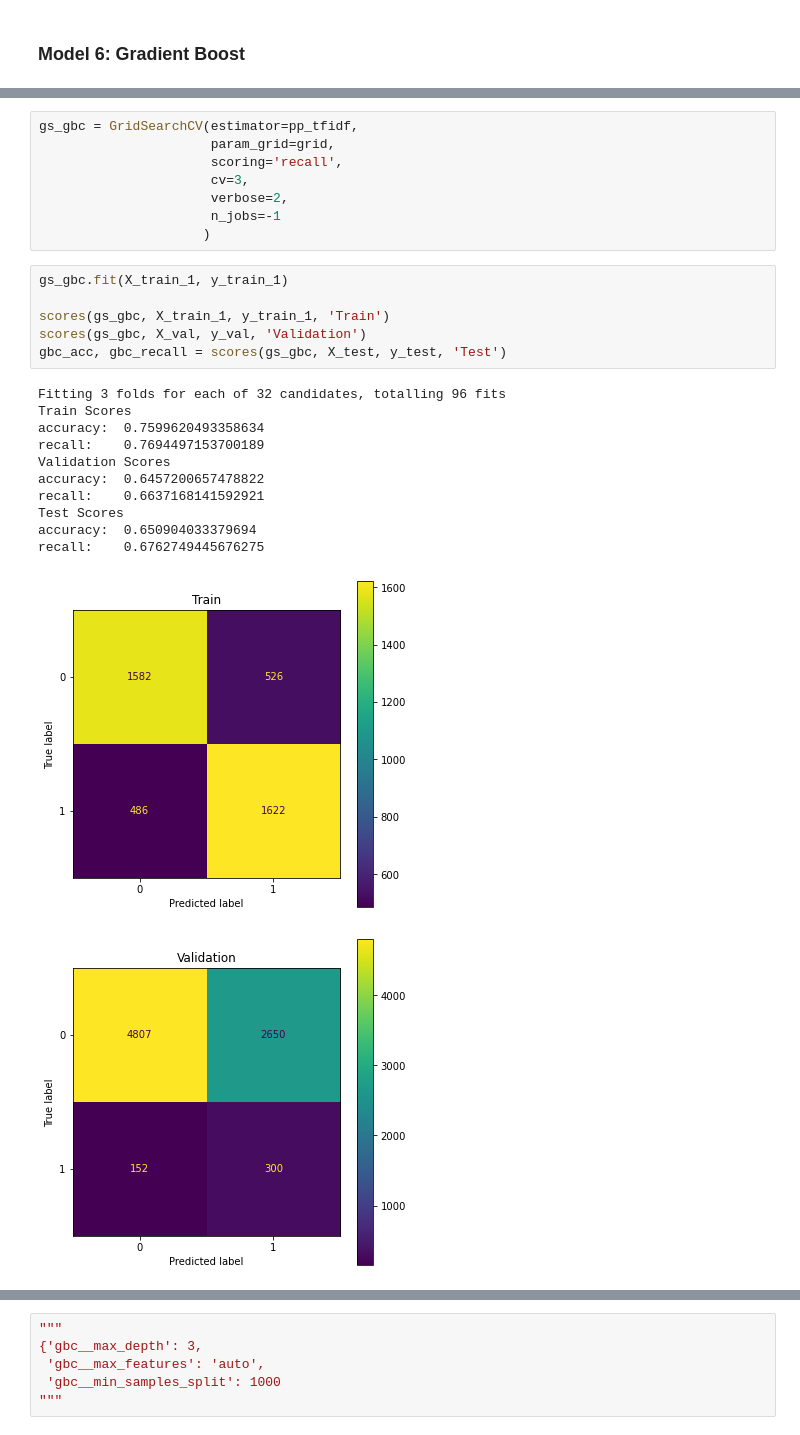
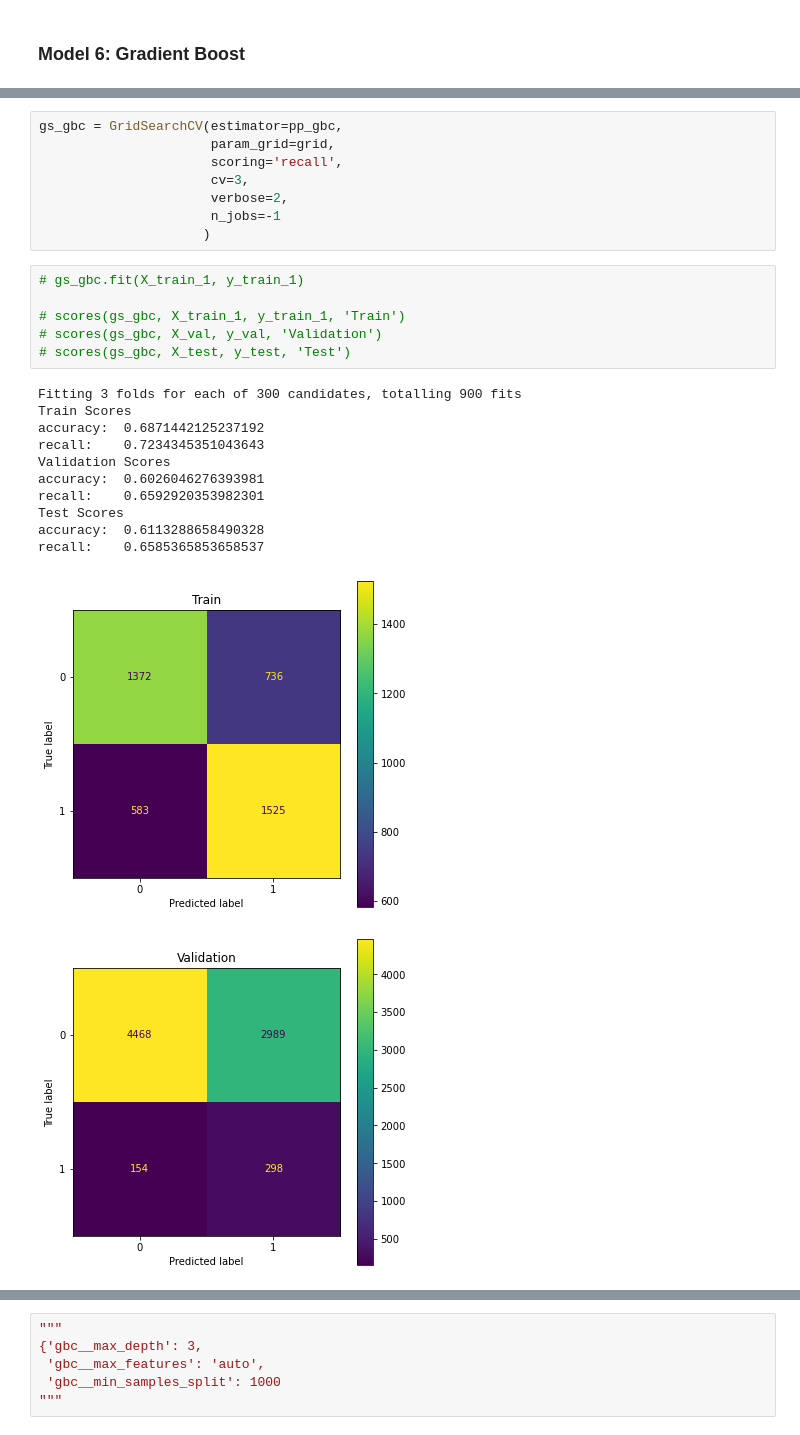
Before and after one commit to arthurk2323/hospital_readmissions_nlp, a Jupyter notebook: 02_Modeling_NLP_v2.2.ipynb, the cells around one changed output, grey strips where cells are left out. Saved outputs shown, nothing was run; the diff lists cells and outputs as text.

```diff
--- a/02_Modeling_NLP_v2.2.ipynb
+++ b/02_Modeling_NLP_v2.2.ipynb
@@ -810,6 +1104,6 @@ grid = {'gbc__max_features': ['auto','log2'],
        }
 # %%
-gs_gbc = GridSearchCV(estimator=pp_tfidf,
+gs_gbc = GridSearchCV(estimator=pp_gbc,
                       param_grid=grid,
                       scoring='recall',
                       cv=3,
@@ -817,21 +1111,21 @@ gs_gbc = GridSearchCV(estimator=pp_tfidf,
                       n_jobs=-1
                      )
 # %%
-gs_gbc.fit(X_train_1, y_train_1)
+# gs_gbc.fit(X_train_1, y_train_1)
 
-scores(gs_gbc, X_train_1, y_train_1, 'Train')
-scores(gs_gbc, X_val, y_val, 'Validation')
-gbc_acc, gbc_recall = scores(gs_gbc, X_test, y_test, 'Test')
+# scores(gs_gbc, X_train_1, y_train_1, 'Train')
+# scores(gs_gbc, X_val, y_val, 'Validation')
+# scores(gs_gbc, X_test, y_test, 'Test')
 # %% [output]
-Fitting 3 folds for each of 32 candidates, totalling 96 fits
+Fitting 3 folds for each of 300 candidates, totalling 900 fits
 Train Scores
-accuracy:  0.7599620493358634
-recall:    0.7694497153700189
+accuracy:  0.6871442125237192
+recall:    0.7234345351043643
 Validation Scores
-accuracy:  0.6457200657478822
-recall:    0.6637168141592921
+accuracy:  0.6026046276393981
+recall:    0.6592920353982301
 Test Scores
-accuracy:  0.650904033379694
-recall:    0.6762749445676275
+accuracy:  0.6113288658490328
+recall:    0.6585365853658537
-[figure, old version]
+[figure, new version]
-[figure, old version]
+[figure, new version]
```
Also changed, not shown: parts of 84 cells of this notebook, 7 other files.
